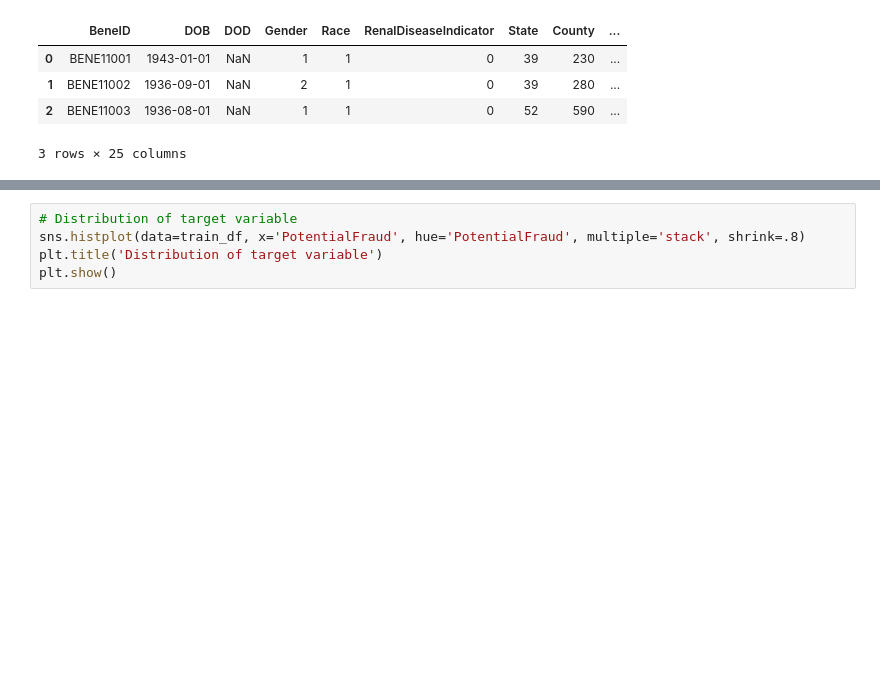
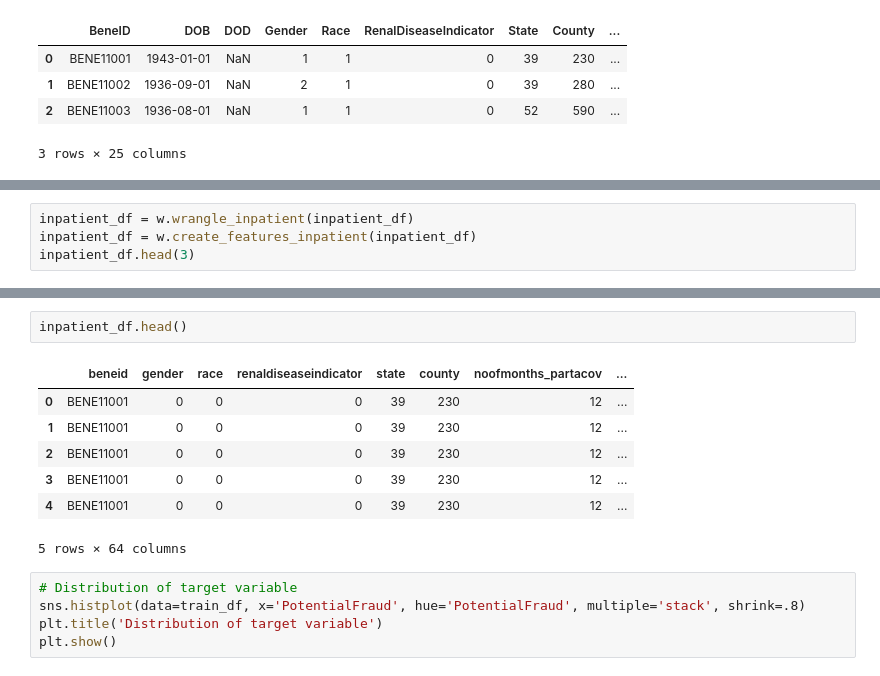
Before and after one commit to AswathyRadha100/Fraud_Detection_In_Healthcare, a Jupyter notebook: Workbooks/Aswathy/Final_Notebook_Rough.ipynb, the cells around one changed output, grey strips where cells are left out. Cells and saved outputs as stored; diff of their text form; blank space fills up the shorter version.

```diff
--- a/Workbooks/Aswathy/Final_Notebook_Rough.ipynb
+++ b/Workbooks/Aswathy/Final_Notebook_Rough.ipynb
@@ -223,0 +250,4 @@ beneficiary_df.head(3)
+# %%
+inpatient_df = w.wrangle_inpatient(inpatient_df)
+inpatient_df = w.create_features_inpatient(inpatient_df)
+inpatient_df.head(3)
@@ -224,3 +301,13 @@ beneficiary_df.head(3)
+# %%
+inpatient_df.head()
+# %% [output]
+|  | beneid | gender | race | renaldiseaseindicator | state | county | noofmonths_partacov | ... |
+| 0 | BENE11001 | 0 | 0 | 0 | 39 | 230 | 12 | ... |
+| 1 | BENE11001 | 0 | 0 | 0 | 39 | 230 | 12 | ... |
+| 2 | BENE11001 | 0 | 0 | 0 | 39 | 230 | 12 | ... |
+| 3 | BENE11001 | 0 | 0 | 0 | 39 | 230 | 12 | ... |
+| 4 | BENE11001 | 0 | 0 | 0 | 39 | 230 | 12 | ... |
+5 rows × 64 columns
 # %%
 # Distribution of target variable
 sns.histplot(data=train_df, x='PotentialFraud', hue='PotentialFraud', multiple='stack', shrink=.8)
```
Also changed, not shown: parts of 24 cells of this notebook.
